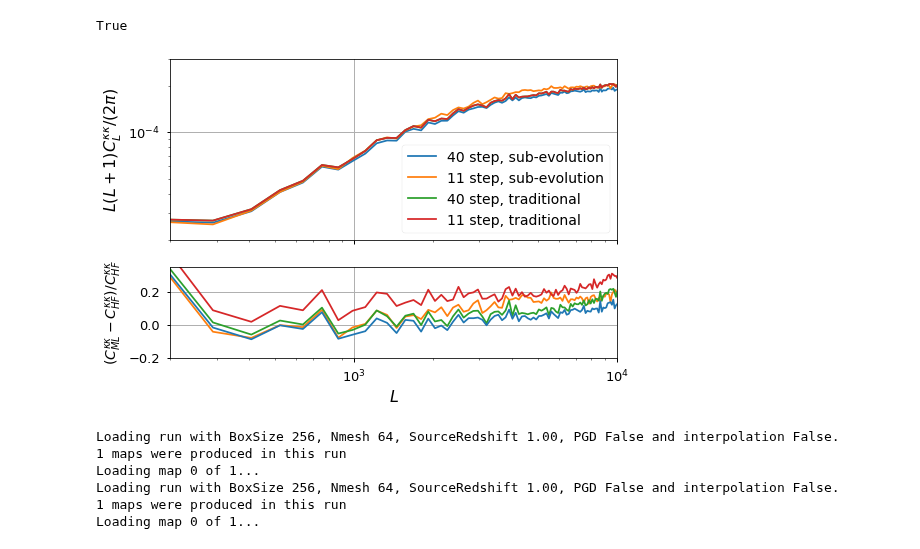
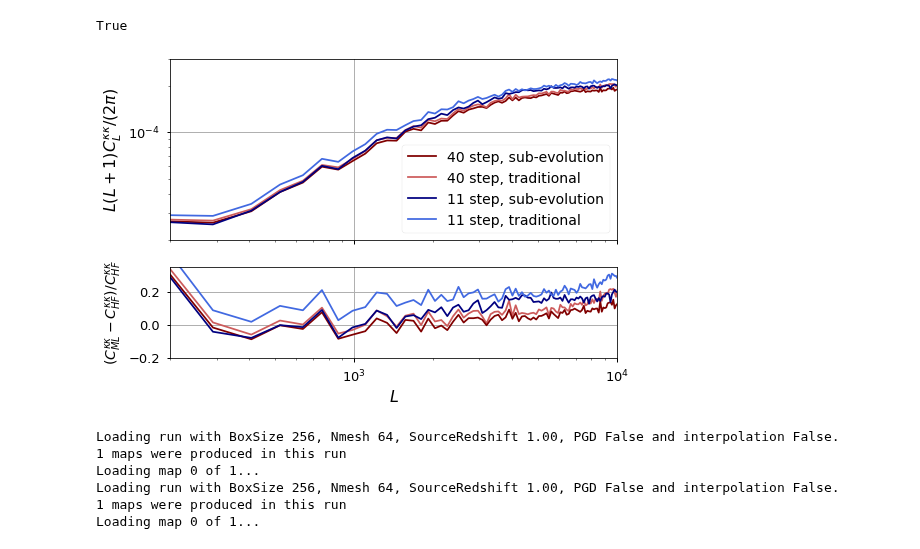
Before and after one commit to VMBoehm/MADLens, a Jupyter notebook: notebooks/PlotResults-publications.ipynb, the cells around one changed output. Cells and saved outputs as stored; diff of their text form; code cells hidden in the pictures.

Commit message:
updated figures

```diff
--- a/notebooks/PlotResults-publications.ipynb
+++ b/notebooks/PlotResults-publications.ipynb
@@ -516,34 +538,36 @@ True
 # %%
 fig, ax = plt.subplots(nrows=2, ncols=1, sharex=True, sharey=False, squeeze=True, gridspec_kw={'height_ratios':(2,1)})
 
 LL= runs['256']['no_interp']['1.0'].measured_cls['1.0']['L']
 x = LL*(LL+1.)/2./np.pi
 halofit = runs['256']['interp']['1.0'].theory_cls['1.0']['clkk']
-p3 = ax[0].loglog(LL,x*runs['256']['interp']['1.0'].measured_cls['1.0']['clkk'], label='40 step, sub-evolution')
-p2=ax[0].loglog(LL,x*runs['256']['interp']['11step']['1.0'].measured_cls['1.0']['clkk'], label='11 step, sub-evolution')
-p =ax[0].loglog(LL,x*runs['256']['no_interp']['1.0'].measured_cls['1.0']['clkk'], label='40 step, traditional')
-p4 =ax[0].loglog(LL,x*runs['256']['no_interp']['1.0'].measured_cls['1.0']['clkk'], label='11 step, traditional')
+p1= ax[0].loglog(LL,x*runs['256']['interp']['1.0'].measured_cls['1.0']['clkk'], label='40 step, sub-evolution', color='maroon')
+
+p3=ax[0].loglog(LL,x*runs['256']['no_interp']['1.0'].measured_cls['1.0']['clkk'], label='40 step, traditional', ls ='-', color='indianred')
+p2=ax[0].loglog(LL,x*runs['256']['interp']['11step']['1.0'].measured_cls['1.0']['clkk'], label='11 step, sub-evolution', color='navy')
+p4=ax[0].loglog(LL,x*runs['256']['no_interp']['11step']['1.0'].measured_cls['1.0']['clkk'], label='11 step, traditional',color='royalblue')
 
 #plt.loglog(LL,x*halofit, label='halofit')
 ax[0].set_xlim(200,1e4)
 ax[0].set_ylim(2e-5,3e-4)
 ax[0].set_ylabel('$L(L+1) C^{\kappa \kappa}_L/(2\pi)$',fontsize=16)
 ax[1].set_xlabel('$L$',fontsize=16)
 ax[0].legend(fontsize=14)
 ax[0].grid()
 ref = halofit#runs['256']['interp']['1.0'].measured_cls['1.0']['clkk']
+
+ax[1].semilogx(LL,(runs['256']['no_interp']['1.0'].measured_cls['1.0']['clkk']-ref)/ref, color=p3[0].get_color(), ls='-')
+ax[1].semilogx(LL,(runs['256']['interp']['1.0'].measured_cls['1.0']['clkk']-ref)/ref, color=p1[0].get_color())
 ax[1].semilogx(LL,(runs['256']['interp']['11step']['1.0'].measured_cls['1.0']['clkk']-ref)/ref, color=p2[0].get_color())
-ax[1].semilogx(LL,(runs['256']['no_interp']['1.0'].measured_cls['1.0']['clkk']-ref)/ref, color=p[0].get_color())
-ax[1].semilogx(LL,(runs['256']['interp']['1.0'].measured_cls['1.0']['clkk']-ref)/ref, color=p3[0].get_color())
-ax[1].semilogx(LL,(runs['256']['no_interp']['11step']['1.0'].measured_cls['1.0']['clkk']-ref)/ref, color=p4[0].get_color())
+ax[1].semilogx(LL,(runs['256']['no_interp']['11step']['1.0'].measured_cls['1.0']['clkk']-ref)/ref, color=p4[0].get_color(), ls='-')
 ax[1].set_ylabel(r'$(C_{ML}^{\kappa \kappa}-C_{HF}^{\kappa \kappa})/C_{HF}^{\kappa \kappa}$',fontsize=14)
 ax[1].set_ylim(-0.2,0.35)
 ax[1].grid()
 plt.savefig(os.path.join(PLOTPATH,'Interp_Cls.pdf'),bbox_inches='tight')
 plt.show()
 # different framing
 # %% [output]
-[figure, old version]
+[figure, new version]
 # %%
 run = Run(githash='30281ec', label='cross_test', rnum=0, local_path='../')
 map_new = run.get_map(1.0,0)
```
Also changed, not shown: parts of 2 cells of this notebook, 2 other files.
